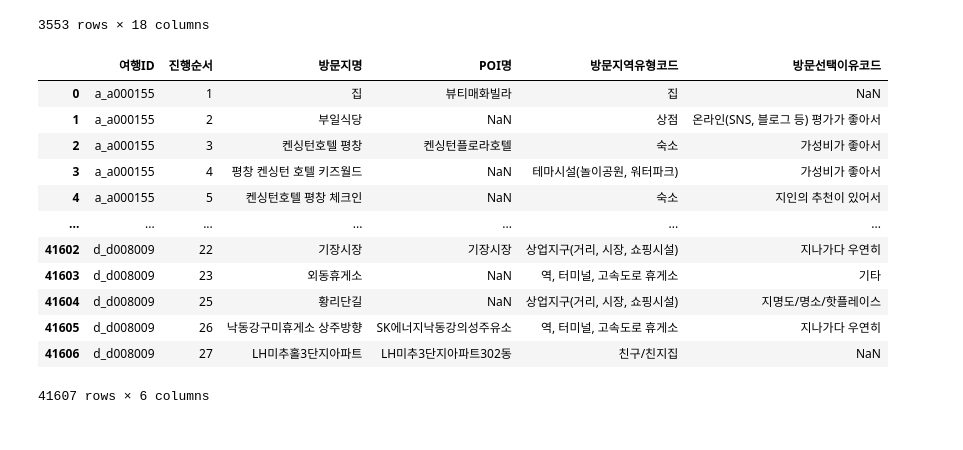
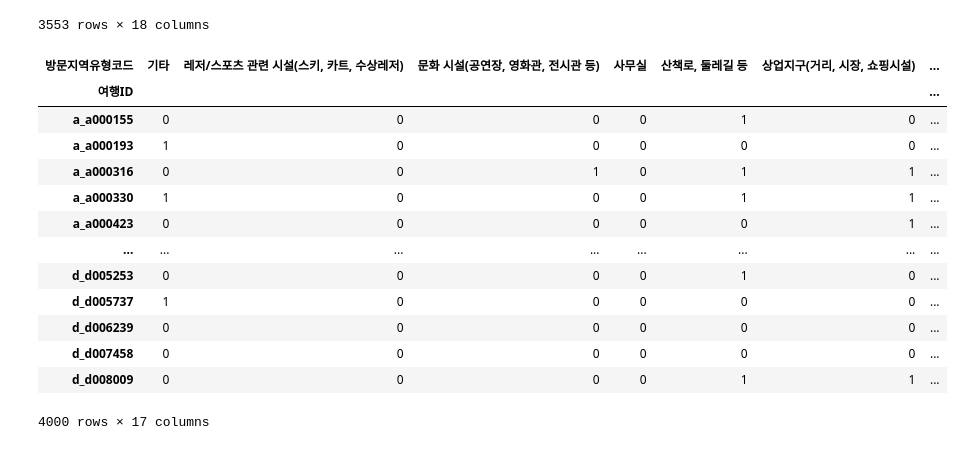
Before and after one commit to ssoom98/where2go, a Jupyter notebook: choi/preprocessing/가설검증전처리.ipynb, the cells around one changed output. Cells and saved outputs as stored; diff of their text form; code cells hidden in the pictures.

```diff
--- a/choi/preprocessing/가설검증전처리.ipynb
+++ b/choi/preprocessing/가설검증전처리.ipynb
@@ -504,19 +499,30 @@ merged
 | 3598 | d_d007458 | 일상적인 환경 및 역할에서의 탈출, 지루함 탈피 | 1 | 1 | 1 | 0 | 0 | 1 | 1 | ... |
 | 3599 | d_d008009 | 일상적인 환경 및 역할에서의 탈출, 지루함 탈피 | 1 | 1 | 1 | 0 | 0 | 1 | 1 | ... |
 3553 rows × 18 columns
+# %%
+va_info = va_info[['여행ID','방문지역유형코드']]
 # %%
-va_info
+va_info_sum = pd.pivot_table(va_info,
+    index='여행ID',
+    columns='방문지역유형코드',
+    aggfunc='size',
+    fill_value=0)
-# %% [output]
-|  | 여행ID | 진행순서 | 방문지명 | POI명 | 방문지역유형코드 | 방문선택이유코드 |
-| 0 | a_a000155 | 1 | 집 | 뷰티매화빌라 | 집 | NaN |
-| 1 | a_a000155 | 2 | 부일식당 | NaN | 상점 | 온라인(SNS, 블로그 등) 평가가 좋아서 |
-| 2 | a_a000155 | 3 | 켄싱턴호텔 평창 | 켄싱턴플로라호텔 | 숙소 | 가성비가 좋아서 |
-| 3 | a_a000155 | 4 | 평창 켄싱턴 호텔 키즈월드 | NaN | 테마시설(놀이공원, 워터파크) | 가성비가 좋아서 |
-| 4 | a_a000155 | 5 | 켄싱턴호텔 평창 체크인 | NaN | 숙소 | 지인의 추천이 있어서 |
-| ... | ... | ... | ... | ... | ... | ... |
-| 41602 | d_d008009 | 22 | 기장시장 | 기장시장 | 상업지구(거리, 시장, 쇼핑시설) | 지나가다 우연히 |
-| 41603 | d_d008009 | 23 | 외동휴게소 | NaN | 역, 터미널, 고속도로 휴게소 | 기타 |
-| 41604 | d_d008009 | 25 | 황리단길 | NaN | 상업지구(거리, 시장, 쇼핑시설) | 지명도/명소/핫플레이스 |
-| 41605 | d_d008009 | 26 | 낙동강구미휴게소 상주방향 | SK에너지낙동강의성주유소 | 역, 터미널, 고속도로 휴게소 | 지나가다 우연히 |
-| 41606 | d_d008009 | 27 | LH미추홀3단지아파트 | LH미추3단지아파트302동 | 친구/친지집 | NaN |
-41607 rows × 6 columns
+# %%
+va_info_sum = va_info_sum.applymap(lambda x: 1 if x> 0 else 0)
+# %%
+va_info_sum
+# %% [output]
+| 방문지역유형코드 | 기타 | 레저/스포츠 관련 시설(스키, 카트, 수상레저) | 문화 시설(공연장, 영화관, 전시관 등) | 사무실 | 산책로, 둘레길 등 | 상업지구(거리, 시장, 쇼핑시설) | ... |
+| 여행ID |  |  |  |  |  |  | ... |
+| a_a000155 | 0 | 0 | 0 | 0 | 1 | 0 | ... |
+| a_a000193 | 1 | 0 | 0 | 0 | 0 | 0 | ... |
+| a_a000316 | 0 | 0 | 1 | 0 | 1 | 1 | ... |
+| a_a000330 | 1 | 0 | 0 | 0 | 1 | 1 | ... |
+| a_a000423 | 0 | 0 | 0 | 0 | 0 | 1 | ... |
+| ... | ... | ... | ... | ... | ... | ... | ... |
+| d_d005253 | 0 | 0 | 0 | 0 | 1 | 0 | ... |
+| d_d005737 | 1 | 0 | 0 | 0 | 0 | 0 | ... |
+| d_d006239 | 0 | 0 | 0 | 0 | 0 | 0 | ... |
+| d_d007458 | 0 | 0 | 0 | 0 | 0 | 0 | ... |
+| d_d008009 | 0 | 0 | 0 | 0 | 1 | 1 | ... |
+4000 rows × 17 columns
```
Also changed, not shown: parts of 4 cells of this notebook.
